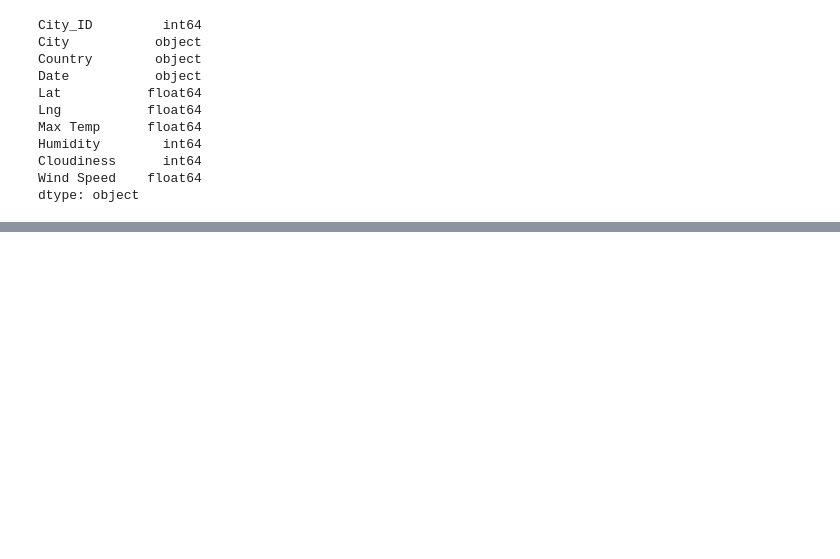
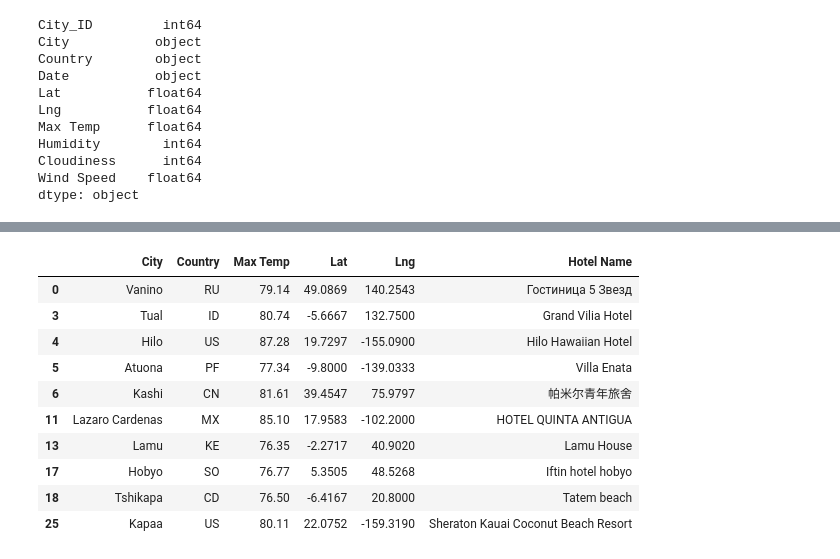
Before and after one commit to Chipsheffield/New_World_Weather_Analysis, a Jupyter notebook: VacationPy.ipynb, the cells around one changed output, grey strips where cells are left out. Cells and saved outputs as stored; diff of their text form; code cells hidden in the pictures; blank space fills up the shorter version.

```diff
--- a/VacationPy.ipynb
+++ b/VacationPy.ipynb
@@ -92,0 +155,13 @@ fig
+# %%
+# Set the parameters to search for a hotel in Paris.
+params = {
+    "radius": 5000,
+    "types": "lodging",
+    "key": g_key,
+    "location": "48.8566, 2.3522"}
+# Use base URL to search for hotels in Paris.
+base_url = "https://maps.googleapis.com/maps/api/place/nearbysearch/json"
+# Make request and get the JSON data from the search.
+hotels = requests.get(base_url, params=params).json()
+
+hotels
@@ -92,0 +190,19 @@ fig
+# %%
+# Iterate through the DataFrame.
+for index, row in hotel_df.iterrows():
+    # Get the latitude and longitude.
+    lat = row["Lat"]
+    lng = row["Lng"]
+
+    # Add the latitude and longitude to location key for the params dictionary.
+    params["location"] = f"{lat},{lng}"
+
+    # Use the search term: "lodging" and our latitude and longitude.
+    base_url = "https://maps.googleapis.com/maps/api/place/nearbysearch/json"
+    # Make request and get the JSON data from the search.
+    hotels = requests.get(base_url, params=params).json()
+# Grab the first hotel from the results and store the name.
+    try:
+        hotel_df.loc[index, "Hotel Name"] = hotels["results"][0]["name"]
+    except (IndexError):
+        print("Hotel not found... skipping.")
@@ -92,0 +225,14 @@ fig
+# %%
+hotel_df.head(10)
+# %% [output]
+|  | City | Country | Max Temp | Lat | Lng | Hotel Name |
+| 0 | Vanino | RU | 79.14 | 49.0869 | 140.2543 | Гостиница 5 Звезд |
+| 3 | Tual | ID | 80.74 | -5.6667 | 132.7500 | Grand Vilia Hotel |
+| 4 | Hilo | US | 87.28 | 19.7297 | -155.0900 | Hilo Hawaiian Hotel |
+| 5 | Atuona | PF | 77.34 | -9.8000 | -139.0333 | Villa Enata |
+| 6 | Kashi | CN | 81.61 | 39.4547 | 75.9797 | 帕米尔青年旅舍 |
+| 11 | Lazaro Cardenas | MX | 85.10 | 17.9583 | -102.2000 | HOTEL QUINTA ANTIGUA |
+| 13 | Lamu | KE | 76.35 | -2.2717 | 40.9020 | Lamu House |
+| 17 | Hobyo | SO | 76.77 | 5.3505 | 48.5268 | Iftin hotel hobyo |
+| 18 | Tshikapa | CD | 76.50 | -6.4167 | 20.8000 | Tatem beach |
+| 25 | Kapaa | US | 80.11 | 22.0752 | -159.3190 | Sheraton Kauai Coconut Beach Resort |
```
Also changed, not shown: parts of 12 cells of this notebook.
